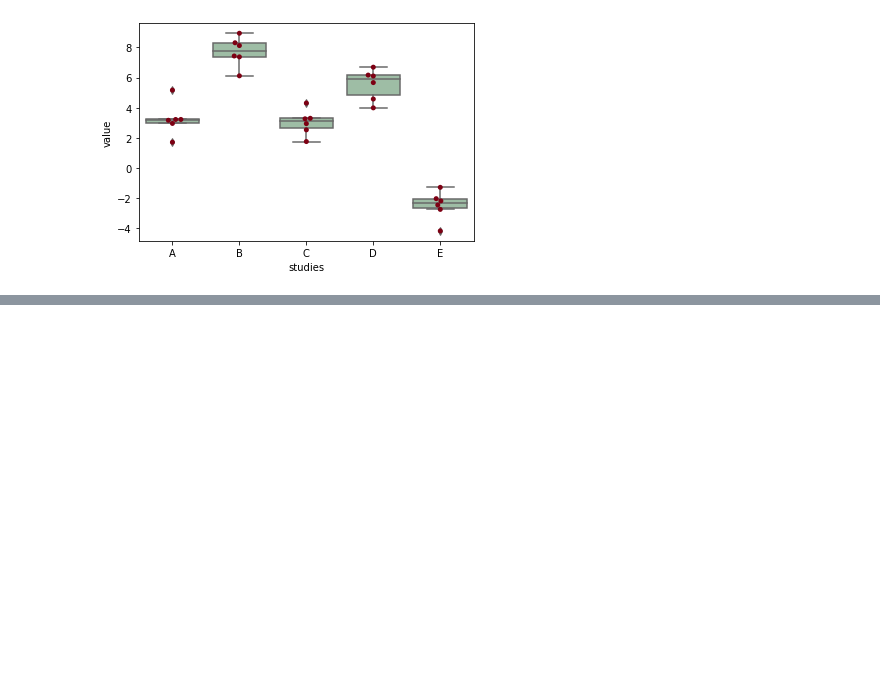
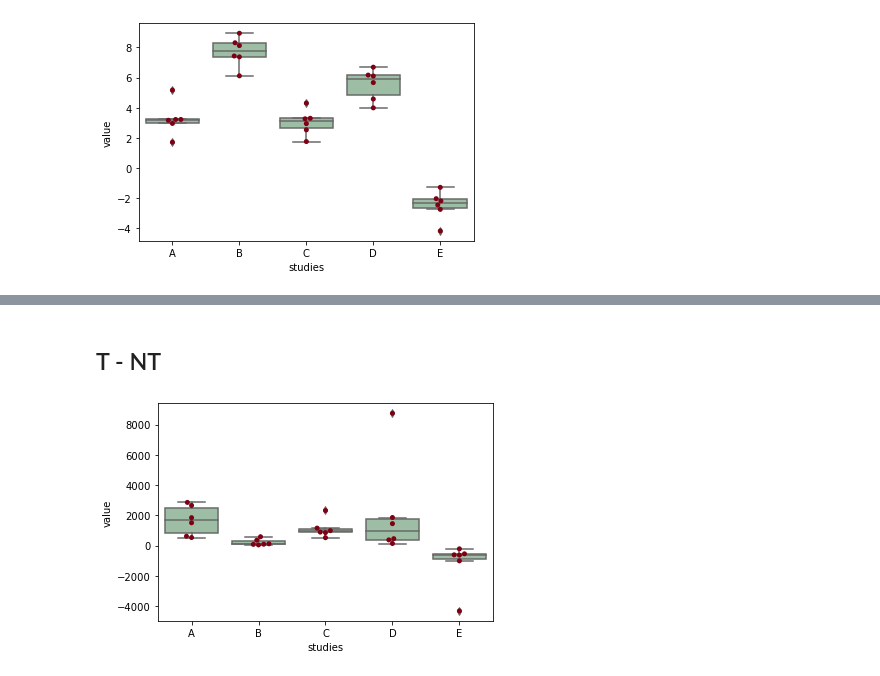
Before and after one commit to marbatlle/multiAffinity, a Jupyter notebook: 1-Obtaining-DEGs-for-HB/DEGs_HB/Study_Variability/scripts/ANOVA.ipynb, the cells around one changed output, grey strips where cells are left out. Saved outputs shown, nothing was run; the diff lists cells and outputs as text; code cells hidden in the pictures; blank space fills up the shorter version.

```diff
--- a/1-Obtaining-DEGs-for-HB/DEGs_HB/Study_Variability/scripts/ANOVA.ipynb
+++ b/1-Obtaining-DEGs-for-HB/DEGs_HB/Study_Variability/scripts/ANOVA.ipynb
@@ -47,0 +79,17 @@ res.anova_summary
+# %% [markdown]
+## T - NT
+# %%
+T_NT = data[['T_NT']]
+T_NT.columns = ['A','B','C','D','E']
+T_NT_melt = pd.melt(T.reset_index(), id_vars=['index'], value_vars=['A','B','C','D','E'])
+# replace column names
+T_NT_melt.columns = ['index', 'studies', 'value']
+# generate a boxplot to see the data distribution by treatments. Using boxplot, we can
+# easily detect the differences between different treatments
+import matplotlib.pyplot as plt
+import seaborn as sns
+ax = sns.boxplot(x='studies', y='value', data=T_NT_melt, color='#99c2a2')
+ax = sns.swarmplot(x="studies", y="value", data=T_NT_melt, color='#7d0013')
+plt.show()
+# %% [output]
+[figure, added]
```
Also changed, not shown: parts of 9 cells of this notebook.
